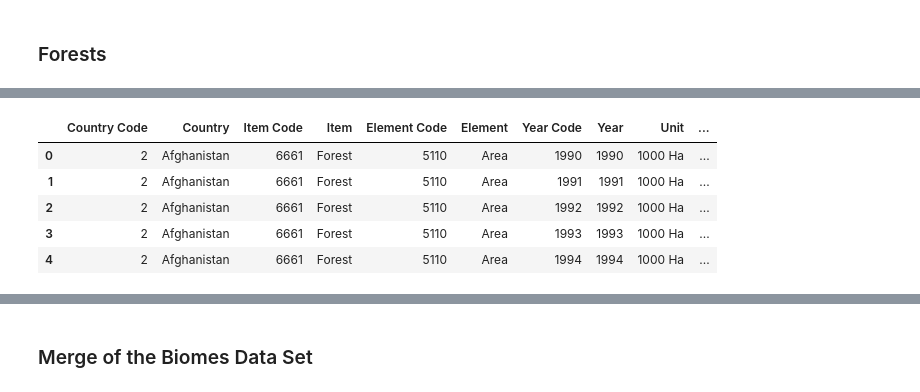
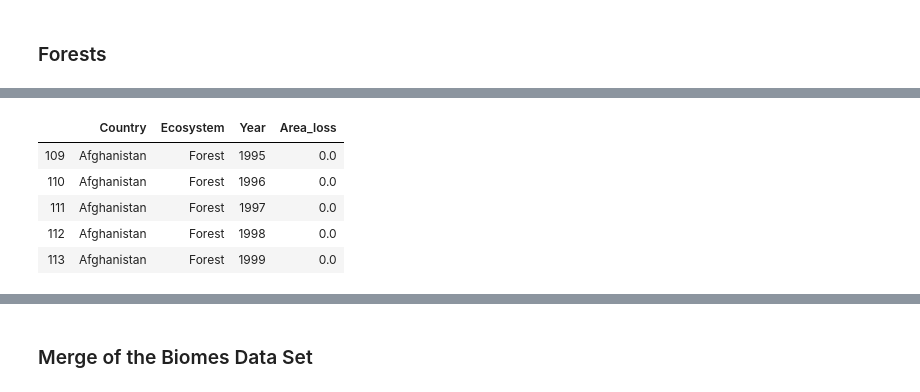
Before and after one commit to CeliaBenquet/Project_ADA, a Jupyter notebook: ada_project_true.ipynb, the cells around one changed output, grey strips where cells are left out. Cells and saved outputs as stored; diff of their text form; code cells hidden in the pictures.

Commit message:
Added Forests part in main notebook

```diff
--- a/ada_project_true.ipynb
+++ b/ada_project_true.ipynb
@@ -292,0 +350,2 @@ dtype: object
+# %%
+forests = forests.drop(columns="Flag")
@@ -292,0 +354,3 @@ dtype: object
+# %%
+forests.Value = forests.Value*1000
+forests = forests.drop(columns="Unit")
@@ -292,0 +359,8 @@ dtype: object
+# %%
+forests = forests.drop(columns=["Item Code", "Element Code", "Year Code", "Element"])
+forests = forests.rename(columns={"Item":"Ecosystem", "Value":"Area_loss"})
+forests.Ecosystem = "Forest"
+# Based on results from other datasets, we only keep data between 1995 and 2007 :
+forests = forests[forests.Year >= 1995]
+forests = forests[forests.Year <= 2007]
+forests
@@ -293,9 +420,15 @@ dtype: object
+# %%
+forestsCountry = forests[forests["Country Code"] < 5000].drop(columns="Country Code")
+forestsRegion_eco = forests[forests["Country Code"] >= 5000]
+forestsRegion = forestsRegion_eco[forestsRegion_eco["Country Code"] < 5700].drop(columns="Country Code")
+forestsEconomical_segment = forestsRegion_eco[forestsRegion_eco["Country Code"] >= 5700].drop(columns="Country Code")
+forests = forests.drop(columns="Country Code")
 # %%
-forests.head(5)
+forestsCountry.head(5)
 # %% [output]
-|  | Country Code | Country | Item Code | Item | Element Code | Element | Year Code | Year | Unit | ... |
-| 0 | 2 | Afghanistan | 6661 | Forest | 5110 | Area | 1990 | 1990 | 1000 Ha | ... |
-| 1 | 2 | Afghanistan | 6661 | Forest | 5110 | Area | 1991 | 1991 | 1000 Ha | ... |
-| 2 | 2 | Afghanistan | 6661 | Forest | 5110 | Area | 1992 | 1992 | 1000 Ha | ... |
-| 3 | 2 | Afghanistan | 6661 | Forest | 5110 | Area | 1993 | 1993 | 1000 Ha | ... |
-| 4 | 2 | Afghanistan | 6661 | Forest | 5110 | Area | 1994 | 1994 | 1000 Ha | ... |
+|  | Country | Ecosystem | Year | Area_loss |
+| 109 | Afghanistan | Forest | 1995 | 0.0 |
+| 110 | Afghanistan | Forest | 1996 | 0.0 |
+| 111 | Afghanistan | Forest | 1997 | 0.0 |
+| 112 | Afghanistan | Forest | 1998 | 0.0 |
+| 113 | Afghanistan | Forest | 1999 | 0.0 |
```
Also changed, not shown: parts of 26 cells of this notebook.
